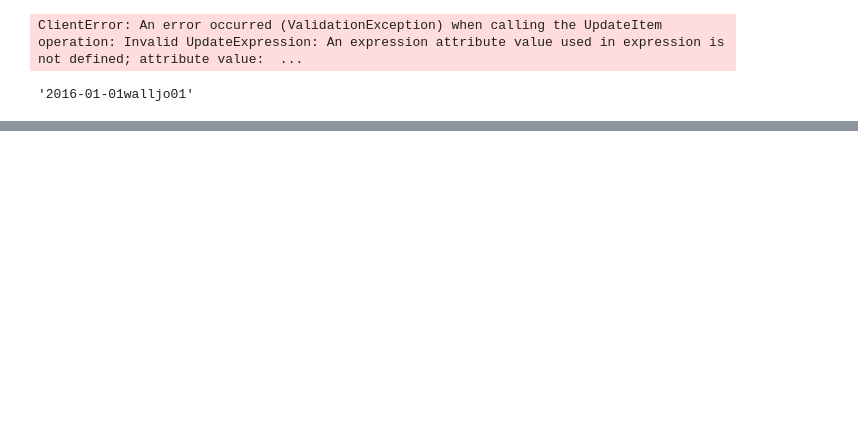
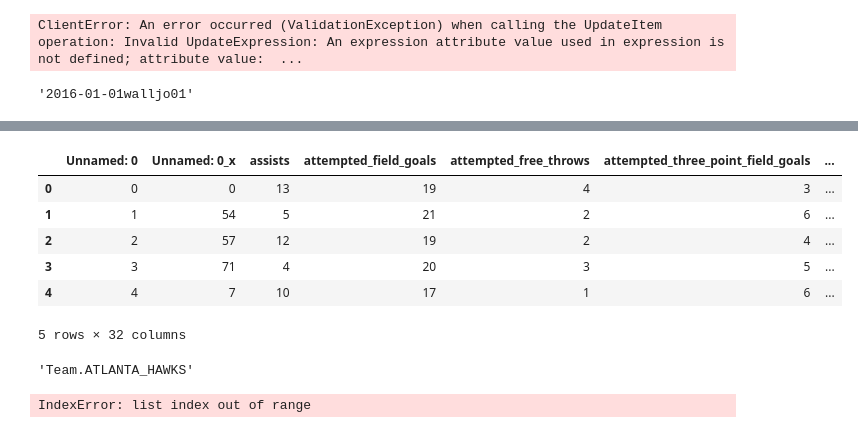
Before and after one commit to shanemulqueen/nba, a Jupyter notebook: transform.ipynb, the cells around one changed output, grey strips where cells are left out. Cells and saved outputs as stored; diff of their text form; code cells hidden in the pictures; blank space fills up the shorter version.

```diff
--- a/transform.ipynb
+++ b/transform.ipynb
@@ -287,0 +392,4 @@ plt.show()
+# %%
+df1 = pd.read_csv('data/bb_reference/2013to2015Data_merged.csv', encoding="latin-1")
+df2 = pd.read_csv('data/bb_reference/2016to2019Data_merged.csv', encoding="latin-1")
+df1.info()
@@ -287,0 +414,10 @@ plt.show()
+# %%
+df2.head()
+# %% [output]
+|  | Unnamed: 0 | Unnamed: 0_x | assists | attempted_field_goals | attempted_free_throws | attempted_three_point_field_goals | ... |
+| 0 | 0 | 0 | 13 | 19 | 4 | 3 | ... |
+| 1 | 1 | 54 | 5 | 21 | 2 | 6 | ... |
+| 2 | 2 | 57 | 12 | 19 | 2 | 4 | ... |
+| 3 | 3 | 71 | 4 | 20 | 3 | 5 | ... |
+| 4 | 4 | 7 | 10 | 17 | 1 | 6 | ... |
+5 rows × 32 columns
@@ -287,0 +439,25 @@ plt.show()
+# %%
+team
+# %% [output]
+'Team.ATLANTA_HAWKS'
+# %%
+for team in team_list:
+    for season in season_list:
+        team_df = df1[df1['team'] == team]
+        team_df = team_df[team_df['season'] == season]
+        team_df_G = team_df[team_df['pos'].str.contains('G')]
+        team_df_C = team_df[team_df['pos'].str.contains('C')]
+        team_df_grouped_G = team_df_G.groupby(['slug', 'pos']).sum()
+        team_df_grouped_C = team_df_C.groupby(['slug', 'pos']).sum()
+        team_df_sorted_G = team_df_grouped_G.sort_values(['game_score'], ascending=False)
+        team_df_sorted_C = team_df_grouped_C.sort_values(['game_score'], ascending=False)
+        top_G = list(team_df_sorted_G.head(1).index.values)[0][0]
+        top_C = list(team_df_sorted_C.head(1).index.values)[0][0]
+        team_df = team_df[team_df['player'] != top_G]
+        team_df = team_df[team_df['player'] != top_C]
+        team_df_grouped = team_df.groupby(['slug', 'pos']).sum()
+        team_df_sorted = team_df_grouped.sort_values(['game_score'], ascending=False)
+        other_top = list(team_df_sorted.head(1).index.values)[0][0]
+        top_3_list.append([team, season, top_G, top_C, other_top])
+# %% [output]
+IndexError: list index out of range
```
Also changed, not shown: parts of 24 cells of this notebook, 5 other files.
